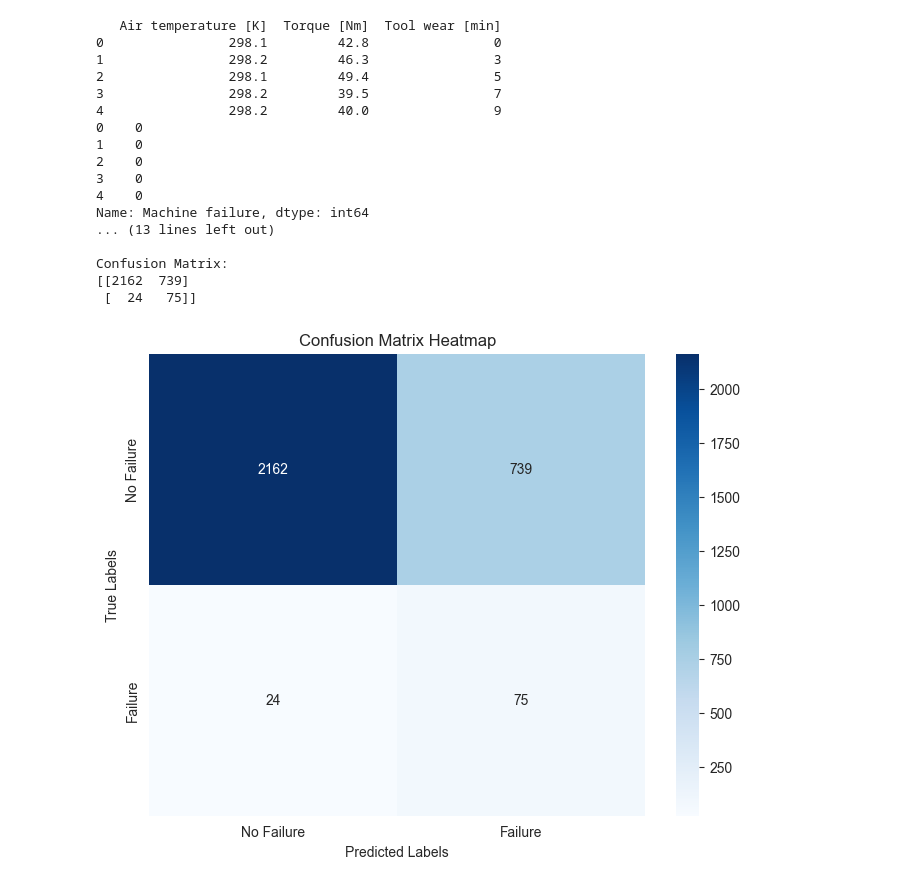
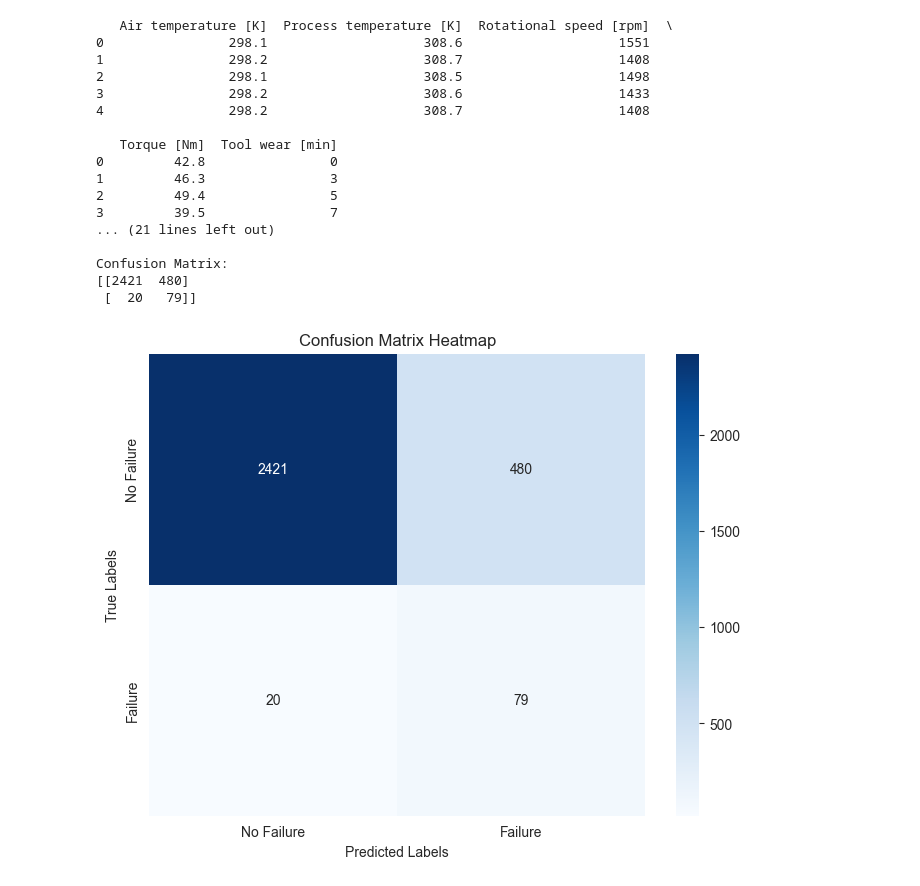
Before and after one commit to splitmoong/machinefailureprediction, a Jupyter notebook: Models/logisticregression.ipynb, the cells around one changed output. Drawn from its saved outputs; the diff is of its cells as text; code cells hidden in the pictures.

```diff
--- a/Models/logisticregression.ipynb
+++ b/Models/logisticregression.ipynb
@@ -1,14 +1,14 @@
 # %%
 from sklearn.linear_model import LogisticRegression
 from imblearn.over_sampling import SMOTE
-from sklearn.metrics import accuracy_score, f1_score, confusion_matrix, classification_report
+from sklearn.metrics import accuracy_score, f1_score, confusion_matrix, classification_report, recall_score
 import pandas as pd
 from sklearn.model_selection import train_test_split
 import matplotlib.pyplot as plt
 import seaborn as sns
 
 dataset = pd.read_csv("/Users/bhushan/Documents/Python/MachineFailure/dataset/ai4i2020.csv")
-X = dataset.drop(columns=['UDI', 'Product ID', 'Type','Process temperature [K]', 'Rotational speed [rpm]','Machine failure', 'TWF', 'HDF', 'PWF', 'OSF', 'RNF'])
+X = dataset.drop(columns=['UDI', 'Product ID', 'Type','Machine failure', 'TWF', 'HDF', 'PWF', 'OSF', 'RNF'])
 y = dataset['Machine failure']
 
 print(X.head())
@@ -18,51 +18,53 @@ X_train, X_test, y_train, y_test = train_test_split(X, y, test_size=0.3, random_
 smote = SMOTE(random_state=42)
 X_resampled, y_resampled = smote.fit_resample(X_train, y_train)
 
-log_reg = LogisticRegression(random_state=14, max_iter=1000, class_weight='balanced')
+log_reg = LogisticRegression(random_state=14, max_iter=10000, class_weight='balanced')
 log_reg.fit(X_resampled, y_resampled)
 y_pred = log_reg.predict(X_test)
 
 accuracy = accuracy_score(y_test, y_pred)
 f1 = f1_score(y_test, y_pred, average='binary')
+recall = recall_score(y_test, y_pred)
 
 print(f'Accuracy: {accuracy}')
 print(f'F1 Score: {f1}')
+print(f'Recall: {recall}')
 
 print("\nClassification Report:")
 print(classification_report(y_test, y_pred, target_names=['No Failure', 'Failure']))
 cm = confusion_matrix(y_test, y_pred)
 print("\nConfusion Matrix:")
 print(cm)
 
 plt.figure(figsize=(8, 6))
 sns.heatmap(
     cm,
     annot=True,
     fmt='d',
     cmap='Blues',
     xticklabels=['No Failure', 'Failure'],
     yticklabels=['No Failure', 'Failure']
 )
 plt.xlabel('Predicted Labels')
 plt.ylabel('True Labels')
 plt.title('Confusion Matrix Heatmap')
 plt.show()
 # %% [output]
-   Air temperature [K]  Torque [Nm]  Tool wear [min]
-0                298.1         42.8                0
-1                298.2         46.3                3
-2                298.1         49.4                5
-3                298.2         39.5                7
-4                298.2         40.0                9
-0    0
-1    0
-2    0
-3    0
-4    0
-Name: Machine failure, dtype: int64
-... (13 lines left out)
+   Air temperature [K]  Process temperature [K]  Rotational speed [rpm]  \
+0                298.1                    308.6                    1551
+1                298.2                    308.7                    1408
+2                298.1                    308.5                    1498
+3                298.2                    308.6                    1433
+4                298.2                    308.7                    1408
+
+   Torque [Nm]  Tool wear [min]
+0         42.8                0
+1         46.3                3
+2         49.4                5
+3         39.5                7
+... (21 lines left out)
 
 Confusion Matrix:
-[[2162  739]
- [  24   75]]
+[[2421  480]
+ [  20   79]]
-[figure, old version]
+[figure, new version]
```
Also changed, not shown: 5 other files.
